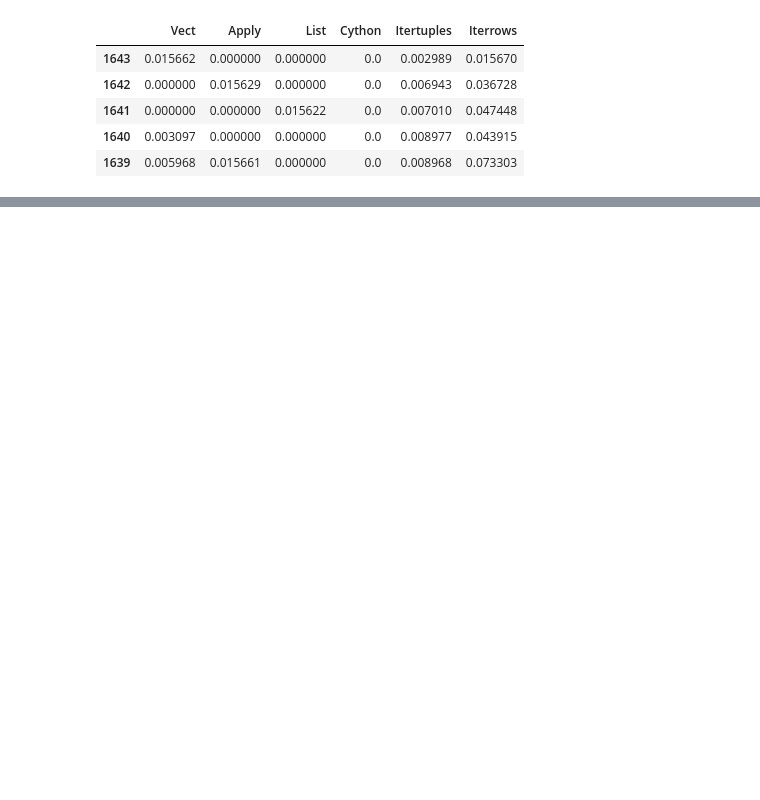
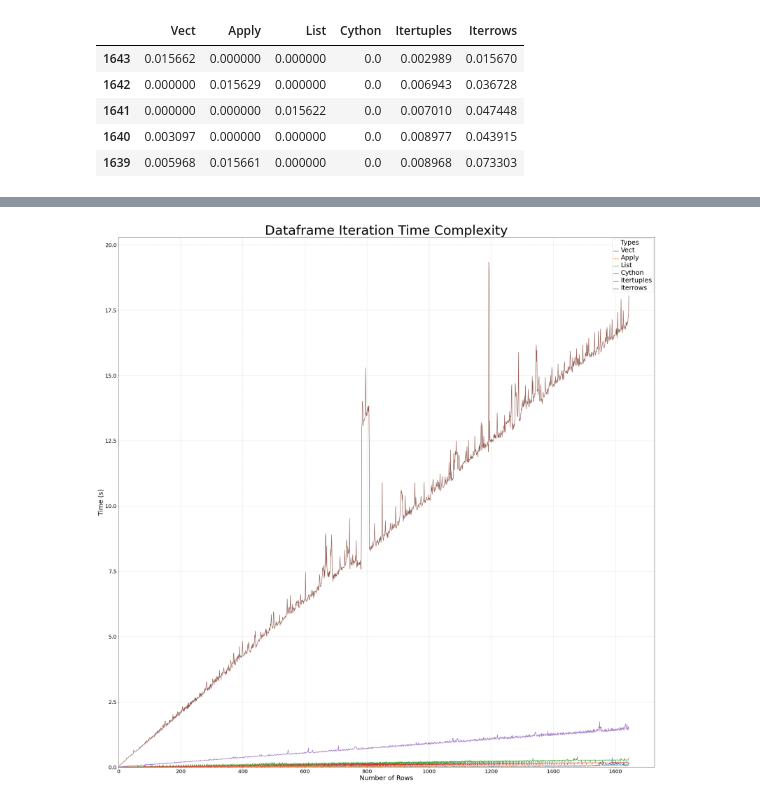
Before and after one commit to JSemelhago/DFManipulationComparison, a Jupyter notebook: src/DataframeManipulationTypes.ipynb, the cells around one changed output, grey strips where cells are left out. Cells and saved outputs as stored; diff of their text form; code cells hidden in the pictures; blank space fills up the shorter version.

Commit message:
Add time per row plot #1

```diff
--- a/src/DataframeManipulationTypes.ipynb
+++ b/src/DataframeManipulationTypes.ipynb
@@ -528,3 +528,6 @@ timeeqdf.head()
 | 1641 | 0.000000 | 0.000000 | 0.015622 | 0.0 | 0.007010 | 0.047448 |
 | 1640 | 0.003097 | 0.000000 | 0.000000 | 0.0 | 0.008977 | 0.043915 |
 | 1639 | 0.005968 | 0.015661 | 0.000000 | 0.0 | 0.008968 | 0.073303 |
+# %%
+timeeqdf.reset_index(inplace=True)
+timeeqdf.head()
@@ -530,0 +541,26 @@ timeeqdf.head()
+# %%
+fig2 = plt.figure(figsize=(30,30))
+ax2 = fig2.add_subplot(111)
+
+
+sns.lineplot(x='index', y='value', hue='variable', data=pd.melt(timeeqdf, ['index']), ax=ax2)
+
+ax2.set_title('Dataframe Iteration Time Complexity', fontsize=50)
+ax2.set_xlabel('Number of Rows', fontsize=25)
+ax2.set_ylabel('Time (s)', fontsize=25)
+ax2.tick_params(labelsize=20)
+ax2.grid(True, linestyle='dashed', linewidth=0.5)
+
+legend = ax2.legend()
+legend.texts[0].set_text('Types')
+
+plt.xlim(0, None)
+plt.ylim(0, None)
+plt.tight_layout()
+plt.setp(ax2.get_legend().get_title(), fontsize='30')
+plt.setp(ax2.get_legend().get_texts(), fontsize='25')
+
+fig2.show()
+fig2.savefig('../output/iterationtypetimelineplot.png')
+# %% [output]
+[figure, added]
```
Also changed, not shown: parts of 1 cell of this notebook, 1 other file.
